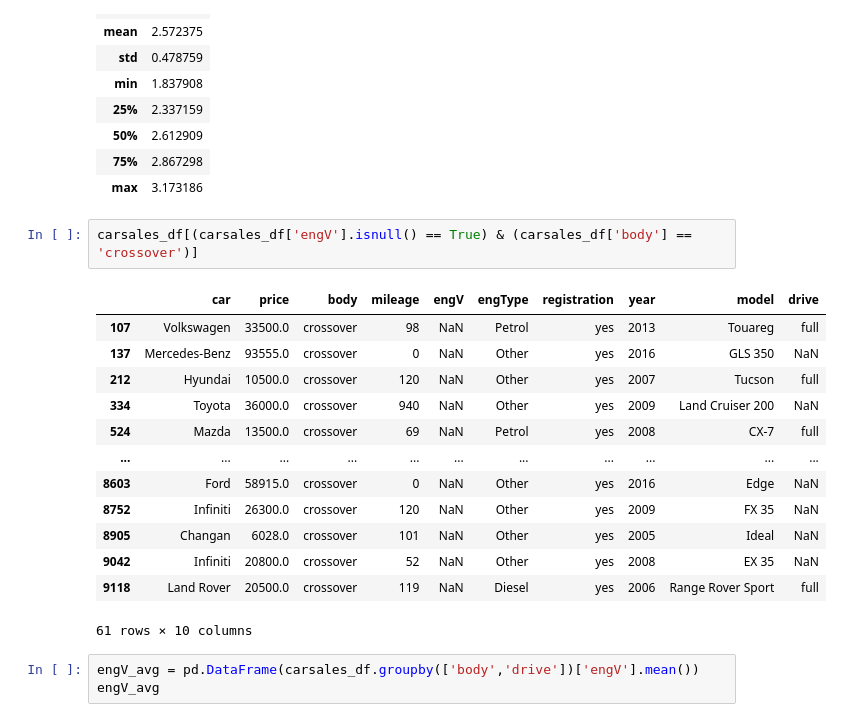
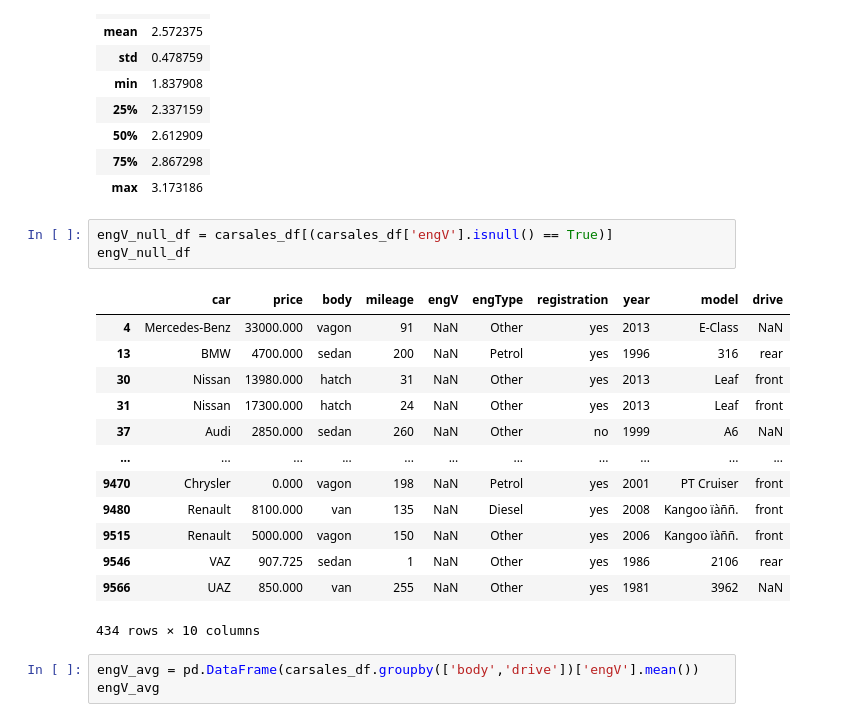
Before and after one commit to yoganandaraol/EDA_CarSales, a Jupyter notebook: EDA_CarSales_Project.ipynb, the cells around one changed output. Cells and saved outputs as stored; diff of their text form.

Commit message:
Update engV null values with mean
Update engV null values with mean

```diff
--- a/EDA_CarSales_Project.ipynb
+++ b/EDA_CarSales_Project.ipynb
@@ -192,21 +192,22 @@ pd.DataFrame(carsales_df.groupby('body')['engV'].mean()).describe()
 | 75% | 2.867298 |
 | max | 3.173186 |
 # %%
-carsales_df[(carsales_df['engV'].isnull() == True) & (carsales_df['body'] == 'crossover')]
+engV_null_df = carsales_df[(carsales_df['engV'].isnull() == True)]
+engV_null_df
 # %% [output]
 |  | car | price | body | mileage | engV | engType | registration | year | model | drive |
-| 107 | Volkswagen | 33500.0 | crossover | 98 | NaN | Petrol | yes | 2013 | Touareg | full |
-| 137 | Mercedes-Benz | 93555.0 | crossover | 0 | NaN | Other | yes | 2016 | GLS 350 | NaN |
-| 212 | Hyundai | 10500.0 | crossover | 120 | NaN | Other | yes | 2007 | Tucson | full |
-| 334 | Toyota | 36000.0 | crossover | 940 | NaN | Other | yes | 2009 | Land Cruiser 200 | NaN |
-| 524 | Mazda | 13500.0 | crossover | 69 | NaN | Petrol | yes | 2008 | CX-7 | full |
+| 4 | Mercedes-Benz | 33000.000 | vagon | 91 | NaN | Other | yes | 2013 | E-Class | NaN |
+| 13 | BMW | 4700.000 | sedan | 200 | NaN | Petrol | yes | 1996 | 316 | rear |
+| 30 | Nissan | 13980.000 | hatch | 31 | NaN | Other | yes | 2013 | Leaf | front |
+| 31 | Nissan | 17300.000 | hatch | 24 | NaN | Other | yes | 2013 | Leaf | front |
+| 37 | Audi | 2850.000 | sedan | 260 | NaN | Other | no | 1999 | A6 | NaN |
 | ... | ... | ... | ... | ... | ... | ... | ... | ... | ... | ... |
-| 8603 | Ford | 58915.0 | crossover | 0 | NaN | Other | yes | 2016 | Edge | NaN |
-| 8752 | Infiniti | 26300.0 | crossover | 120 | NaN | Other | yes | 2009 | FX 35 | NaN |
-| 8905 | Changan | 6028.0 | crossover | 101 | NaN | Other | yes | 2005 | Ideal | NaN |
-| 9042 | Infiniti | 20800.0 | crossover | 52 | NaN | Other | yes | 2008 | EX 35 | NaN |
-| 9118 | Land Rover | 20500.0 | crossover | 119 | NaN | Diesel | yes | 2006 | Range Rover Sport | full |
+| 9470 | Chrysler | 0.000 | vagon | 198 | NaN | Petrol | yes | 2001 | PT Cruiser | front |
+| 9480 | Renault | 8100.000 | van | 135 | NaN | Diesel | yes | 2008 | Kangoo ïàññ. | front |
+| 9515 | Renault | 5000.000 | vagon | 150 | NaN | Other | yes | 2006 | Kangoo ïàññ. | front |
+| 9546 | VAZ | 907.725 | sedan | 1 | NaN | Other | yes | 1986 | 2106 | rear |
+| 9566 | UAZ | 850.000 | van | 255 | NaN | Other | yes | 1981 | 3962 | NaN |
-61 rows × 10 columns
+434 rows × 10 columns
 # %%
 engV_avg = pd.DataFrame(carsales_df.groupby(['body','drive'])['engV'].mean())
 engV_avg
```
Also changed, not shown: parts of 5 cells of this notebook.
